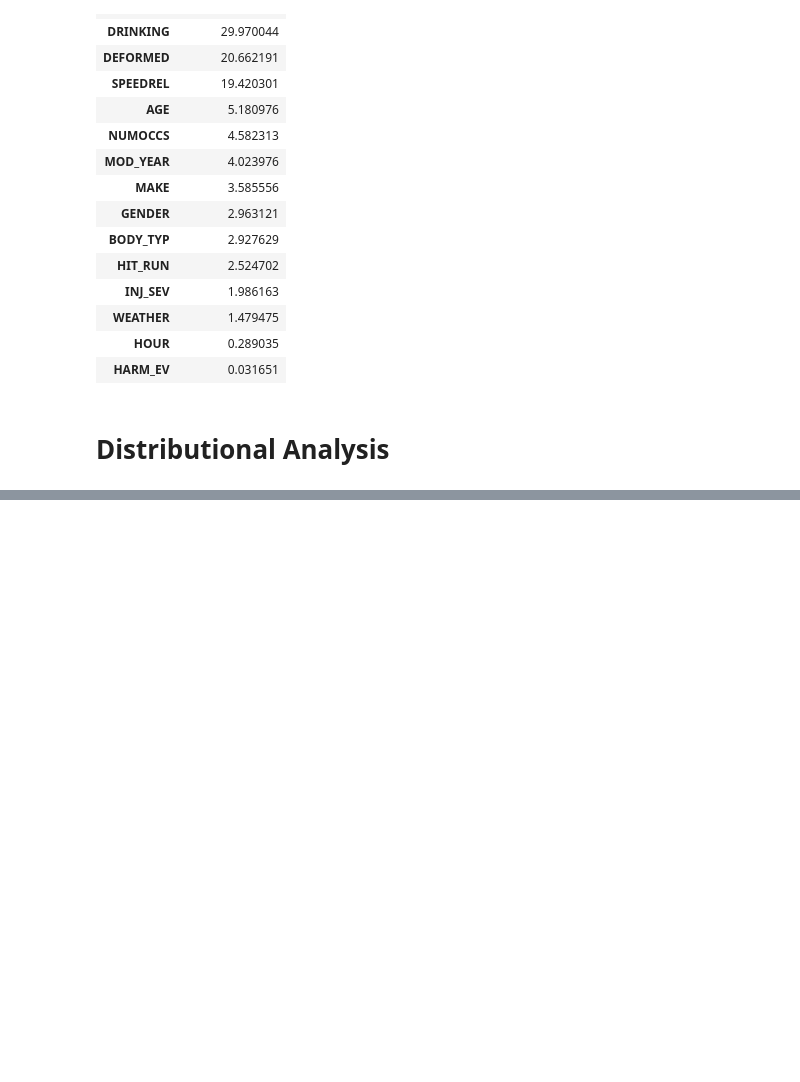
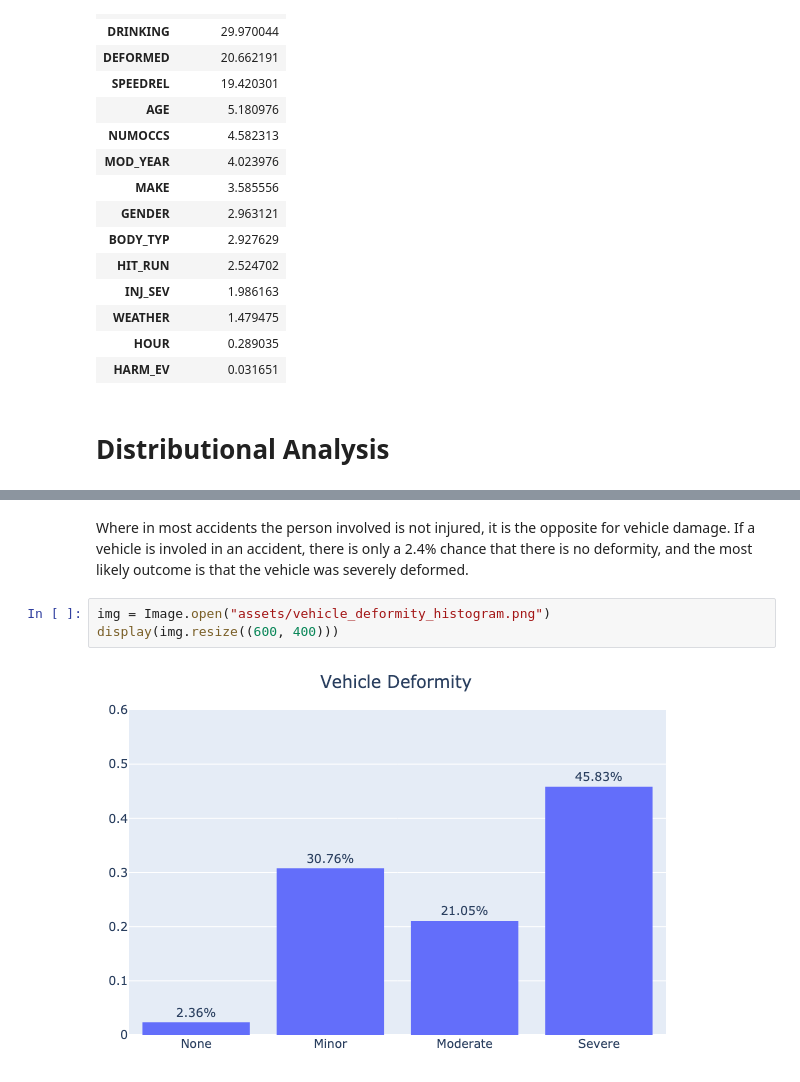
Before and after one commit to LMY014/Math189-Project, a Jupyter notebook: Final-Report.ipynb, the cells around one changed output, grey strips where cells are left out. Drawn from its saved outputs; the diff is of its cells as text; blank space fills up the shorter version.

```diff
--- a/Final-Report.ipynb
+++ b/Final-Report.ipynb
@@ -231,0 +233,7 @@ display(img_resized)
+# %% [markdown]
+Where in most accidents the person involved is not injured, it is the opposite for vehicle damage. If a vehicle is involed in an accident, there is only a 2.4% chance that there is no deformity, and the most likely outcome is that the vehicle was severely deformed.
+# %%
+img = Image.open("assets/vehicle_deformity_histogram.png")
+display(img.resize((600, 400)))
+# %% [output]
+[figure, added]
```
Also changed, not shown: parts of 3 cells of this notebook, 2 other files.
